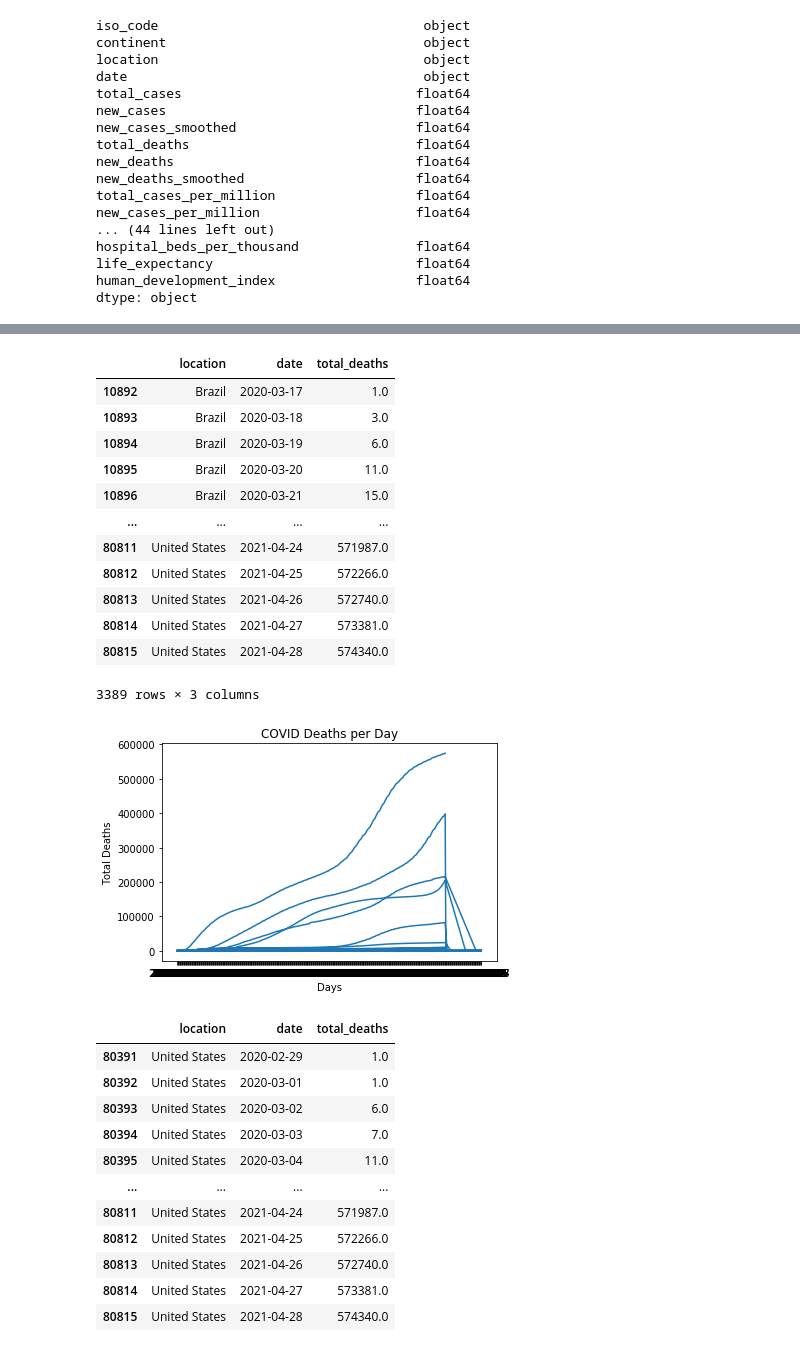
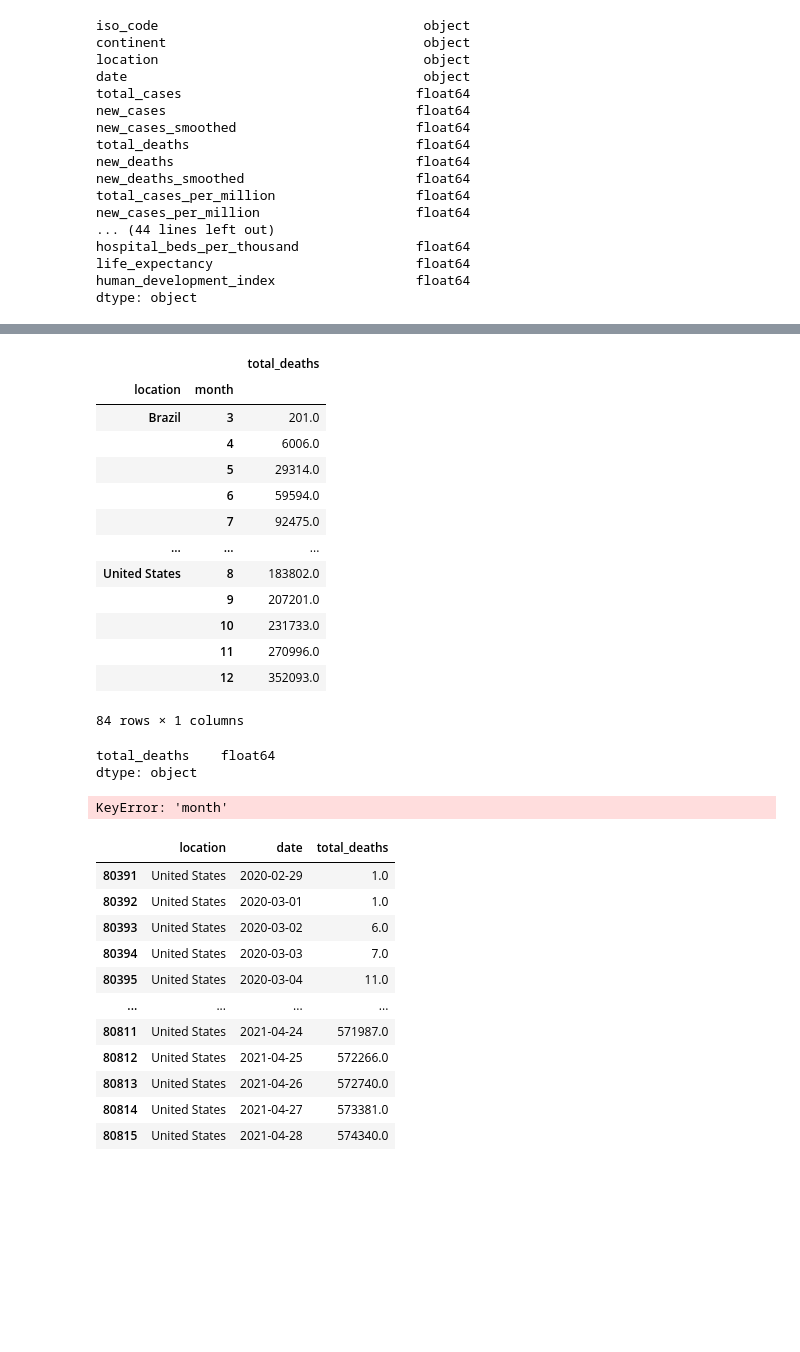
Before and after one commit to Eotanez/project-1, a Jupyter notebook: main.ipynb, the cells around one changed output, grey strips where cells are left out. Saved outputs shown, nothing was run; the diff lists cells and outputs as text; code cells hidden in the pictures; blank space fills up the shorter version.

```diff
--- a/main.ipynb
+++ b/main.ipynb
@@ -168,35 +192,45 @@ reduced_data
 # %%
 #get rid of days that don't have deaths
-reduced_data = reduced_data.dropna(how = "any")
-reduced_data
+#reduced_data = reduced_data.dropna(how = "any")
+#reduced_data
-# %% [output]
-|  | location | date | total_deaths |
-| 10892 | Brazil | 2020-03-17 | 1.0 |
-| 10893 | Brazil | 2020-03-18 | 3.0 |
-| 10894 | Brazil | 2020-03-19 | 6.0 |
-| 10895 | Brazil | 2020-03-20 | 11.0 |
-| 10896 | Brazil | 2020-03-21 | 15.0 |
-| ... | ... | ... | ... |
-| 80811 | United States | 2021-04-24 | 571987.0 |
-| 80812 | United States | 2021-04-25 | 572266.0 |
-| 80813 | United States | 2021-04-26 | 572740.0 |
-| 80814 | United States | 2021-04-27 | 573381.0 |
-| 80815 | United States | 2021-04-28 | 574340.0 |
-3389 rows × 3 columns
+# %%
+month_data = reduced_data.groupby(["location", "month"])["total_deaths"].last()
+month_data_df = pd.DataFrame(month_data)
+month_data_df
+# %% [output]
+|  |  | total_deaths |
+| location | month |  |
+| Brazil | 3 | 201.0 |
+|  | 4 | 6006.0 |
+|  | 5 | 29314.0 |
+|  | 6 | 59594.0 |
+|  | 7 | 92475.0 |
+| ... | ... | ... |
+| United States | 8 | 183802.0 |
+|  | 9 | 207201.0 |
+|  | 10 | 231733.0 |
+|  | 11 | 270996.0 |
+|  | 12 | 352093.0 |
+84 rows × 1 columns
+# %%
+month_data_df.dtypes
+# %% [output]
+total_deaths    float64
+dtype: object
 # %%
-#line chart of deaths per days
-x_axis = reduced_data["date"]
-y_axis = reduced_data["total_deaths"]
+#line chart of deaths per month
+x_axis = month_data["month"]
+y_axis = month_data["total_deaths"]
 plt.plot(x_axis, y_axis)
 
 #labels
-plt.title("COVID Deaths per Day")
-plt.xlabel("Days")
+plt.title("COVID Deaths per Month")
+plt.xlabel("Month")
 plt.ylabel("Total Deaths")
 
 plt.show()
 # %% [output]
-[figure, removed]
+KeyError: 'month'
 # %%
 US_data = reduced_data.loc[reduced_data["location"] == "United States", :]
 US_data
```
Also changed, not shown: parts of 9 cells of this notebook.
